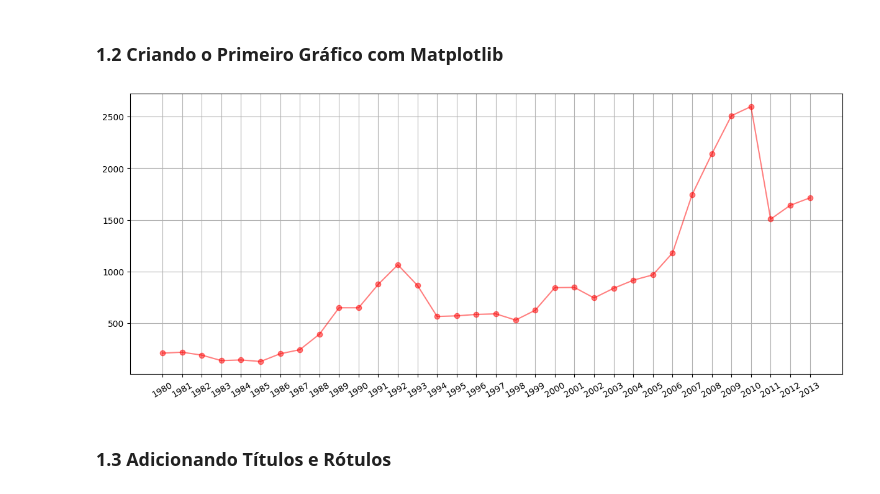
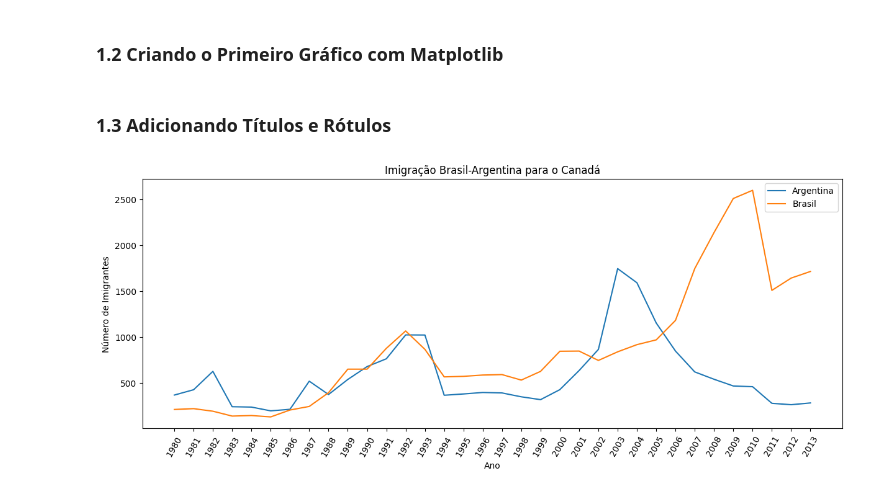
Before and after one commit to KaelDucatti/estudos-ds, a Jupyter notebook: data_visualization/01_criando_graficos_com_bibliotecas_py/conhecendo_matplotlib.ipynb, the cells around one changed output. Drawn from its saved outputs; the diff is of its cells as text; code cells hidden in the pictures.

```diff
--- a/data_visualization/01_criando_graficos_com_bibliotecas_py/conhecendo_matplotlib.ipynb
+++ b/data_visualization/01_criando_graficos_com_bibliotecas_py/conhecendo_matplotlib.ipynb
@@ -91,11 +56,17 @@ brasil
 # %% [markdown]
 ### 1.2 Criando o Primeiro Gráfico com Matplotlib
 # %%
+
 # Configura o tamanho da figura e ajusta automaticamente o layout
 plt.figure(
     figsize=(12, 5),            # Define o tamanho da figura (largura x altura)
     constrained_layout=True     # Ajusta automaticamente os elementos do layout para evitar sobreposição
 )
+
+# Títulos do gráfico
+plt.title("Imigração Brasil-Canadá")
+plt.xlabel("Ano")
+plt.ylabel("Número de Imigrantes")
 
 # Plota os dados de imigração ao longo dos anos
 plt.plot(
@@ -111,7 +82,7 @@ plt.plot(
 # Configura os rótulos do eixo x
 plt.xticks(
     ticks=brasil['ano'],        # Define as posições dos rótulos no eixo x
-    rotation=30                 # Rotaciona os rótulos do eixo x em 30 graus para melhor legibilidade
+    rotation=60                 # Rotaciona os rótulos do eixo x em 30 graus para melhor legibilidade
 )
 
 # Adiciona uma grade ao gráfico para facilitar a visualização dos dados
@@ -119,7 +90,44 @@ plt.grid(True)
 
 # Exibe o gráfico na tela
 plt.show()
-# %% [output]
-[figure, removed]
 # %% [markdown]
 ### 1.3 Adicionando Títulos e Rótulos
+# %%
+imigracao_br_ar = df.query("País == 'Brasil' or País == 'Argentina'")
+
+imigracao_br_ar = imigracao_br_ar.iloc[0:2, 3:37].T.reset_index()
+
+imigracao_br_ar.columns = ['Ano', 'Argentina', 'Brasil']
+
+plt.figure(
+    figsize=(12, 5),
+    constrained_layout=True
+)
+
+plt.title("Imigração Brasil-Argentina para o Canadá")
+plt.xlabel("Ano")
+plt.ylabel("Número de Imigrantes")
+
+sns.lineplot(
+    imigracao_br_ar,
+    x='Ano',
+    y='Argentina',
+    label='Argentina',
+    markers=True
+)
+sns.lineplot(
+    imigracao_br_ar,
+    x='Ano',
+    y='Brasil',
+    label='Brasil',
+    markers=True
+)
+
+plt.xticks(
+    ticks=imigracao_br_ar['Ano'],
+    rotation=60
+)
+
+plt.show()
+# %% [output]
+[figure, added]
```
Also changed, not shown: parts of 3 cells of this notebook.
